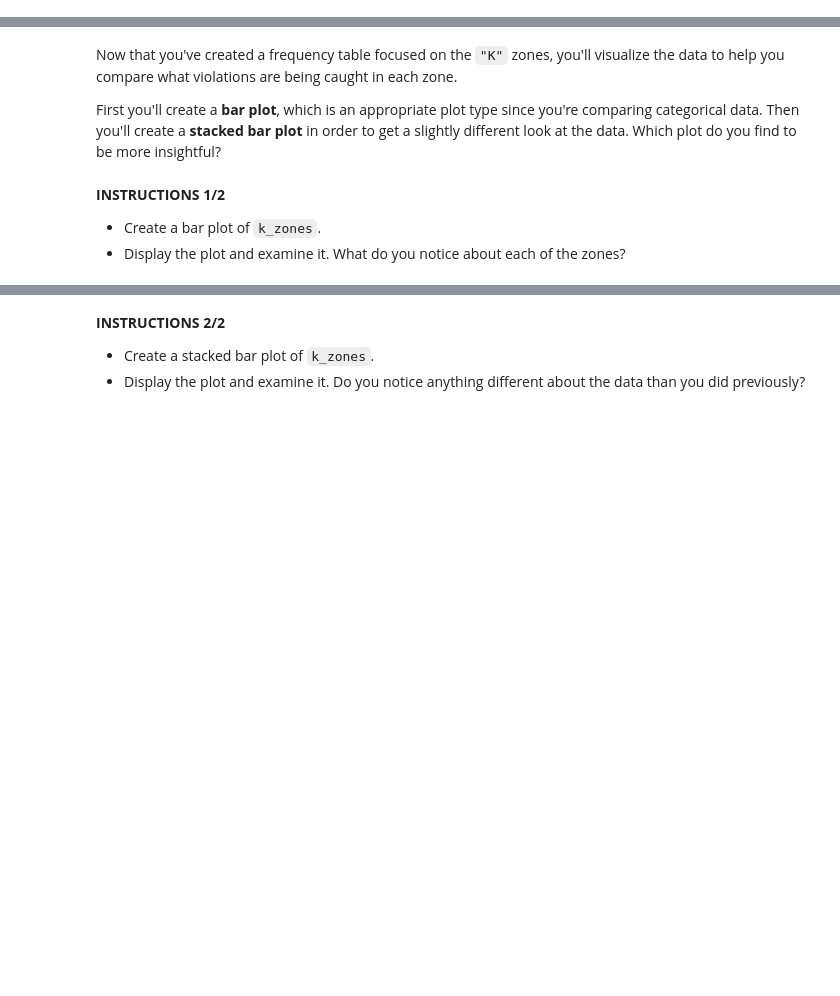
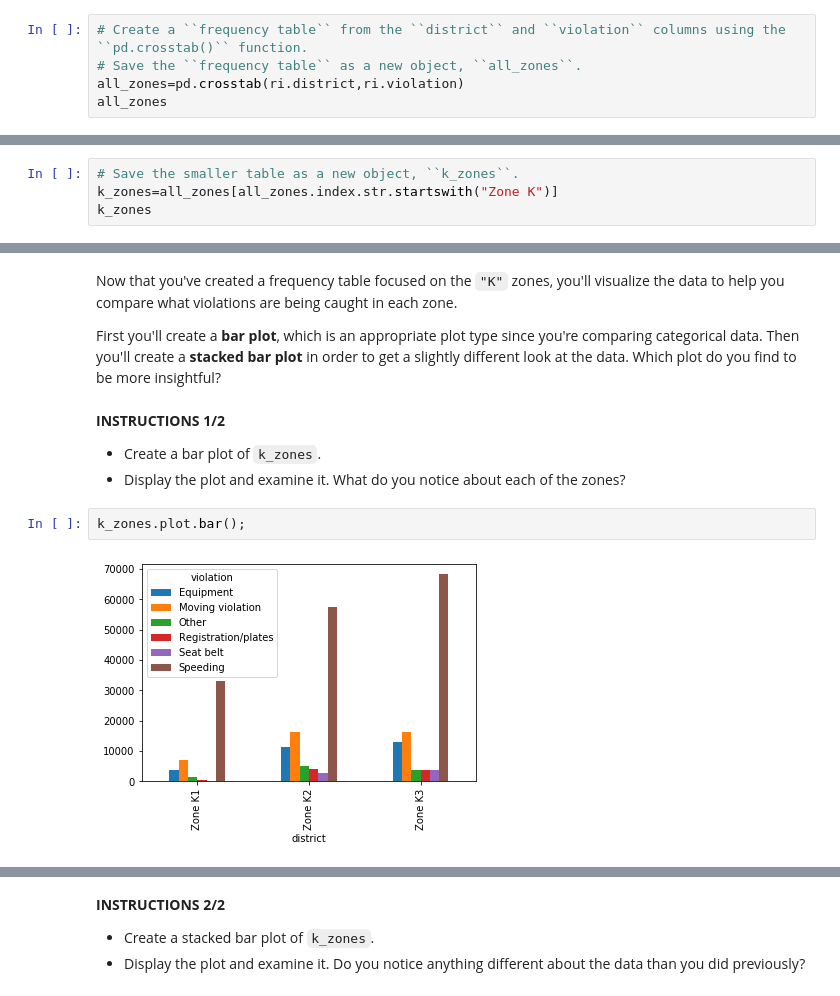
Before and after one commit to fidanfatih/Data_Visualization_with_Python, a Jupyter notebook: 01-EU_DS_DAPy_M1-(TrafficPoliceStops)/03-visual-exploratory-data-analysis(Student)_new.ipynb, the cells around one changed output, grey strips where cells are left out. Drawn from its saved outputs; the diff is of its cells as text; blank space fills up the shorter version.

```diff
--- a/01-EU_DS_DAPy_M1-(TrafficPoliceStops)/03-visual-exploratory-data-analysis(Student)_new.ipynb
+++ b/01-EU_DS_DAPy_M1-(TrafficPoliceStops)/03-visual-exploratory-data-analysis(Student)_new.ipynb
@@ -179,0 +309,5 @@ In this exercise, you'll create a frequency table to determine how many violatio
+# %%
+# Create a ``frequency table`` from the ``district`` and ``violation`` columns using the ``pd.crosstab()`` function.
+# Save the ``frequency table`` as a new object, ``all_zones``.
+all_zones=pd.crosstab(ri.district,ri.violation)
+all_zones
@@ -179,0 +332,4 @@ In this exercise, you'll create a frequency table to determine how many violatio
+# %%
+# Save the smaller table as a new object, ``k_zones``.
+k_zones=all_zones[all_zones.index.str.startswith("Zone K")]
+k_zones
@@ -190,3 +352,7 @@ First you'll create a **bar plot**, which is an appropriate plot type since you'
 
 *   Create a bar plot of ``k_zones``.
 *   Display the plot and examine it. What do you notice about each of the zones?
+# %%
+k_zones.plot.bar();
+# %% [output]
+[figure, added]
```
Also changed, not shown: parts of 33 cells of this notebook.
